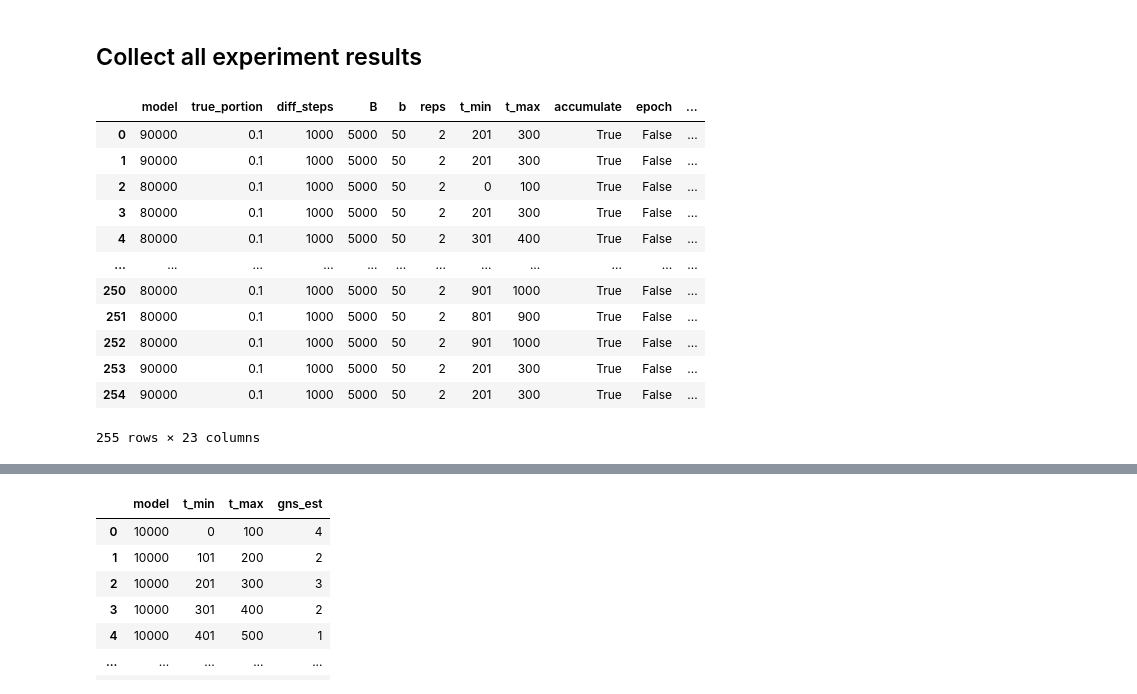
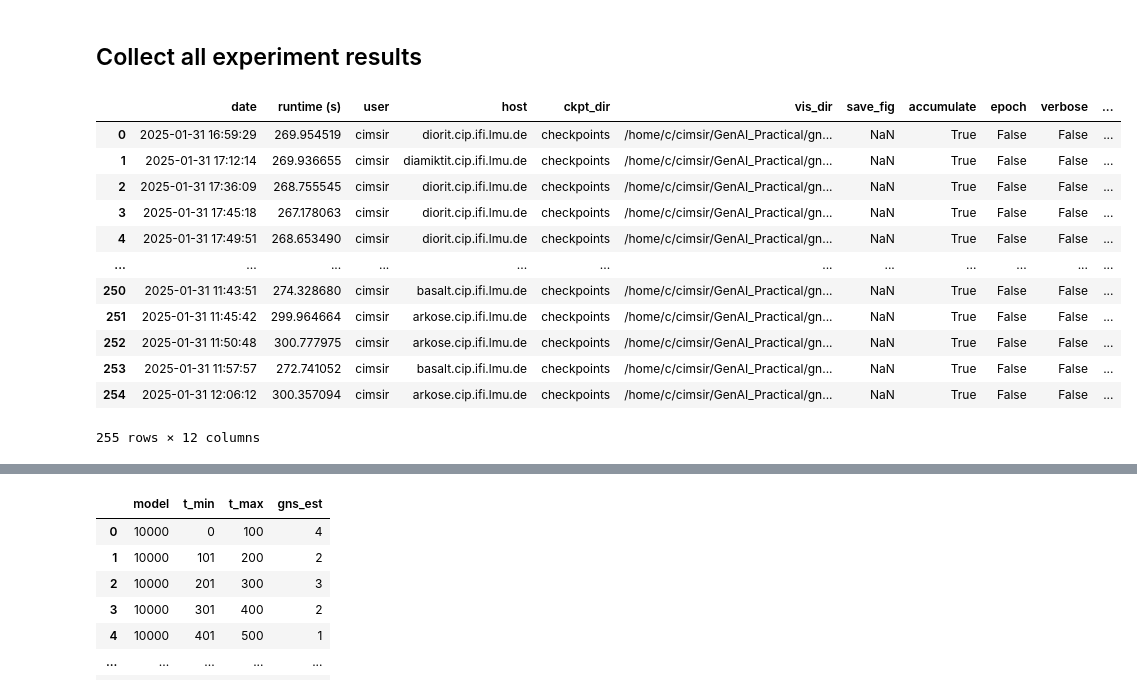
Before and after one commit to Longzz0824/Critical-Multitask-Batch-Sizes-in-Diffusion-Models, a Jupyter notebook: gns_experiments/Analysis_3.ipynb, the cells around one changed output, grey strips where cells are left out. Drawn from its saved outputs; the diff is of its cells as text; code cells hidden in the pictures.

```diff
--- a/gns_experiments/Analysis_3.ipynb
+++ b/gns_experiments/Analysis_3.ipynb
@@ -17,24 +15,25 @@ VIS_DIR = Path("3_time_intervals/visuals")
 # %%
 data = pd.concat(
     [csv_log_to_dataframe(DATA_DIR / file)
     for file in os.listdir(DATA_DIR) if ".csv" in file],
     ignore_index=True
 )
+metadata, params, _ = split_dataframe(data)
 data["model"] = data["model"].apply(lambda x: int(x.strip(".pt")))
 data.rename(columns={"model": "training_step"})
 
-data
+metadata
 # %% [output]
-|  | model | true_portion | diff_steps | B | b | reps | t_min | t_max | accumulate | epoch | ... |
-| 0 | 90000 | 0.1 | 1000 | 5000 | 50 | 2 | 201 | 300 | True | False | ... |
-| 1 | 90000 | 0.1 | 1000 | 5000 | 50 | 2 | 201 | 300 | True | False | ... |
-| 2 | 80000 | 0.1 | 1000 | 5000 | 50 | 2 | 0 | 100 | True | False | ... |
-| 3 | 80000 | 0.1 | 1000 | 5000 | 50 | 2 | 201 | 300 | True | False | ... |
-| 4 | 80000 | 0.1 | 1000 | 5000 | 50 | 2 | 301 | 400 | True | False | ... |
+|  | date | runtime (s) | user | host | ckpt_dir | vis_dir | save_fig | accumulate | epoch | verbose | ... |
+| 0 | 2025-01-31 16:59:29 | 269.954519 | cimsir | diorit.cip.ifi.lmu.de | checkpoints | /home/c/cimsir/GenAI_Practical/gn... | NaN | True | False | False | ... |
+| 1 | 2025-01-31 17:12:14 | 269.936655 | cimsir | diamiktit.cip.ifi.lmu.de | checkpoints | /home/c/cimsir/GenAI_Practical/gn... | NaN | True | False | False | ... |
+| 2 | 2025-01-31 17:36:09 | 268.755545 | cimsir | diorit.cip.ifi.lmu.de | checkpoints | /home/c/cimsir/GenAI_Practical/gn... | NaN | True | False | False | ... |
+| 3 | 2025-01-31 17:45:18 | 267.178063 | cimsir | diorit.cip.ifi.lmu.de | checkpoints | /home/c/cimsir/GenAI_Practical/gn... | NaN | True | False | False | ... |
+| 4 | 2025-01-31 17:49:51 | 268.653490 | cimsir | diorit.cip.ifi.lmu.de | checkpoints | /home/c/cimsir/GenAI_Practical/gn... | NaN | True | False | False | ... |
 | ... | ... | ... | ... | ... | ... | ... | ... | ... | ... | ... | ... |
-| 250 | 80000 | 0.1 | 1000 | 5000 | 50 | 2 | 901 | 1000 | True | False | ... |
-| 251 | 80000 | 0.1 | 1000 | 5000 | 50 | 2 | 801 | 900 | True | False | ... |
-| 252 | 80000 | 0.1 | 1000 | 5000 | 50 | 2 | 901 | 1000 | True | False | ... |
-| 253 | 90000 | 0.1 | 1000 | 5000 | 50 | 2 | 201 | 300 | True | False | ... |
-| 254 | 90000 | 0.1 | 1000 | 5000 | 50 | 2 | 201 | 300 | True | False | ... |
+| 250 | 2025-01-31 11:43:51 | 274.328680 | cimsir | basalt.cip.ifi.lmu.de | checkpoints | /home/c/cimsir/GenAI_Practical/gn... | NaN | True | False | False | ... |
+| 251 | 2025-01-31 11:45:42 | 299.964664 | cimsir | arkose.cip.ifi.lmu.de | checkpoints | /home/c/cimsir/GenAI_Practical/gn... | NaN | True | False | False | ... |
+| 252 | 2025-01-31 11:50:48 | 300.777975 | cimsir | arkose.cip.ifi.lmu.de | checkpoints | /home/c/cimsir/GenAI_Practical/gn... | NaN | True | False | False | ... |
+| 253 | 2025-01-31 11:57:57 | 272.741052 | cimsir | basalt.cip.ifi.lmu.de | checkpoints | /home/c/cimsir/GenAI_Practical/gn... | NaN | True | False | False | ... |
+| 254 | 2025-01-31 12:06:12 | 300.357094 | cimsir | arkose.cip.ifi.lmu.de | checkpoints | /home/c/cimsir/GenAI_Practical/gn... | NaN | True | False | False | ... |
-255 rows × 23 columns
+255 rows × 12 columns
```
Also changed, not shown: parts of 14 cells of this notebook, 8 other files.
